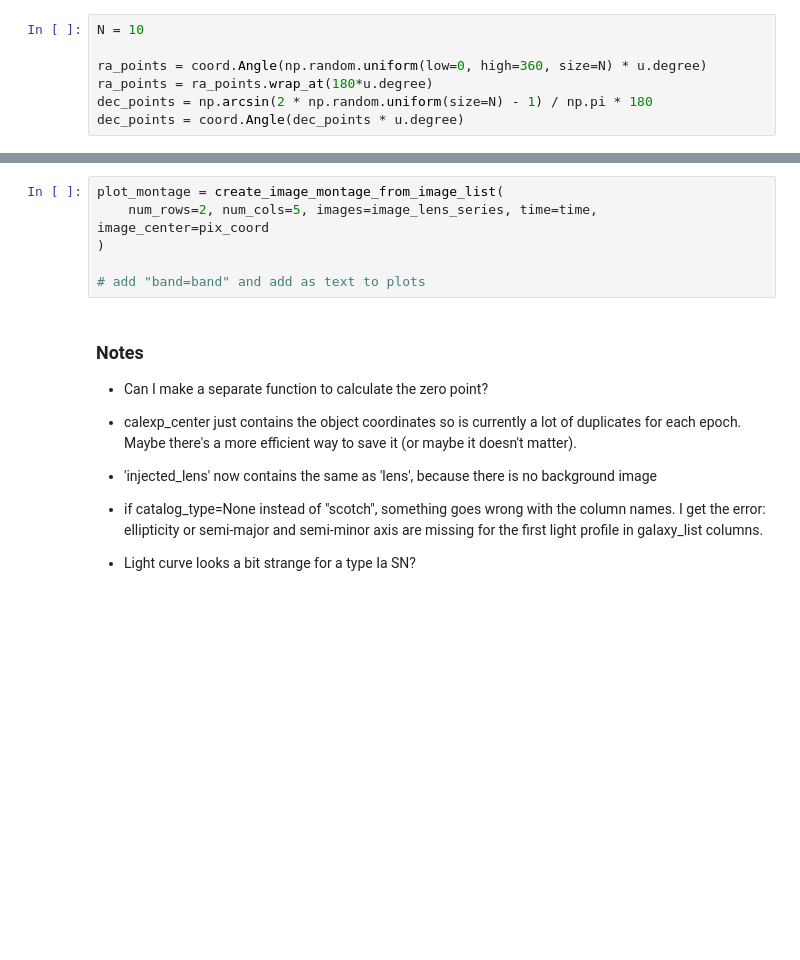
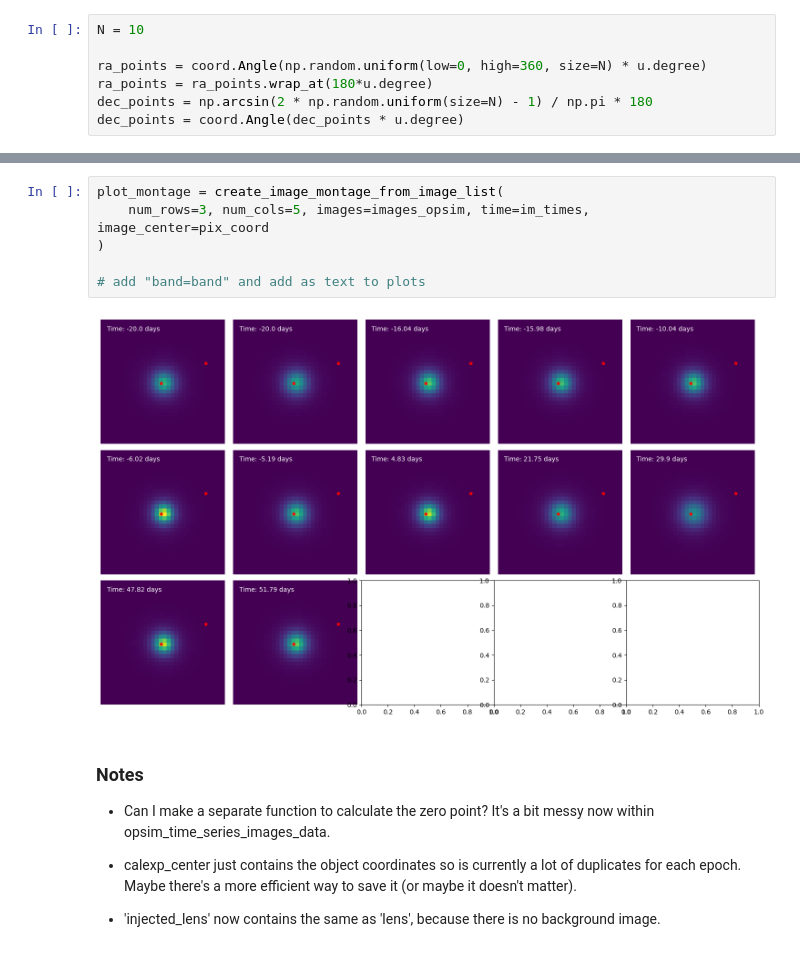
Before and after one commit to LSST-strong-lensing/slsim, a Jupyter notebook: notebooks/Opsim_supernovae_plus_extended_source_tutorial.ipynb, the cells around one changed output, grey strips where cells are left out. Drawn from its saved outputs; the diff is of its cells as text; blank space fills up the shorter version.

```diff
--- a/notebooks/Opsim_supernovae_plus_extended_source_tutorial.ipynb
+++ b/notebooks/Opsim_supernovae_plus_extended_source_tutorial.ipynb
@@ -264,17 +284,16 @@ for i in range(len(image_lens_series)):
 # %%
 plot_montage = create_image_montage_from_image_list(
-    num_rows=2, num_cols=5, images=image_lens_series, time=time, image_center=pix_coord
+    num_rows=3, num_cols=5, images=images_opsim, time=im_times, image_center=pix_coord
 )
 
 # add "band=band" and add as text to plots
+# %% [output]
+[figure, added]
 # %% [markdown]
 ### Notes
 
-- Can I make a separate function to calculate the zero point?
+- Can I make a separate function to calculate the zero point? It's a bit messy now within opsim_time_series_images_data.
 
 - calexp_center just contains the object coordinates so is currently a lot of duplicates for each epoch. Maybe there's a more efficient way to save it (or maybe it doesn't matter).
 
-- 'injected_lens' now contains the same as 'lens', because there is no background image
-
-- if catalog_type=None instead of "scotch", something goes wrong with the column names. I get the error: ellipticity or semi-major and semi-minor axis are missing for the first light profile in galaxy_list columns.
-- Light curve looks a bit strange for a type Ia SN?
+- 'injected_lens' now contains the same as 'lens', because there is no background image.
```
Also changed, not shown: parts of 25 cells of this notebook.
